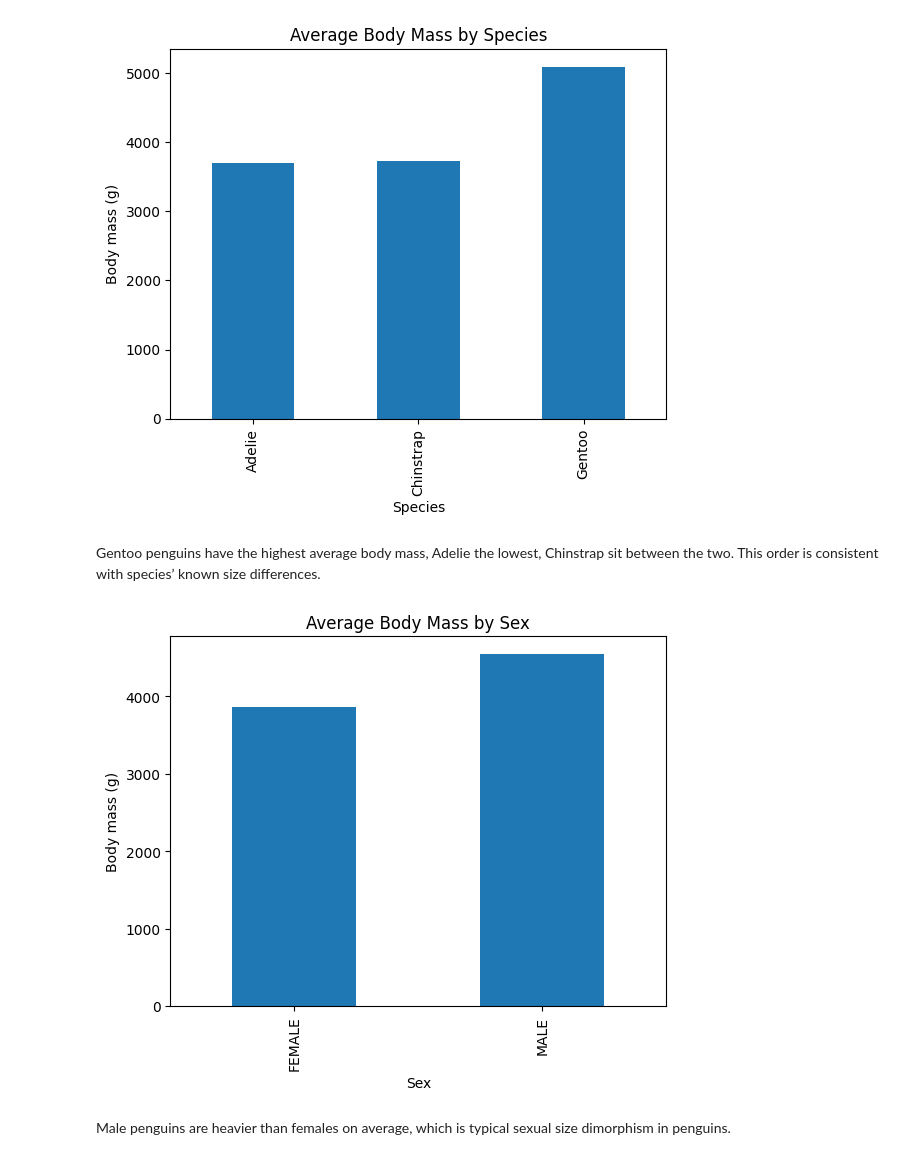
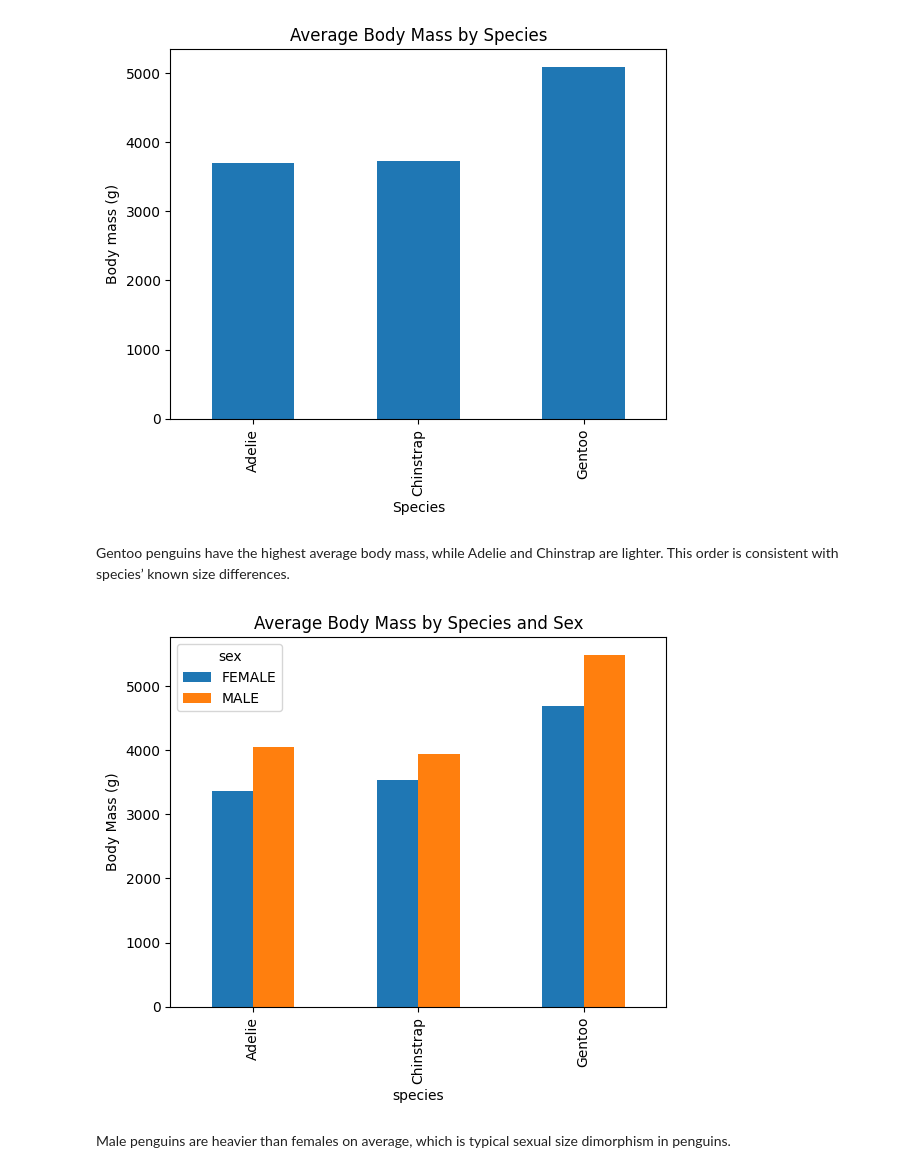
Before and after one commit to riinakik/dt-2025-data-visualisation, a Jupyter notebook: notebooks/Assignment/penguins_analysis.ipynb, the cells around one changed output. Drawn from its saved outputs; the diff is of its cells as text; code cells hidden in the pictures.

```diff
--- a/notebooks/Assignment/penguins_analysis.ipynb
+++ b/notebooks/Assignment/penguins_analysis.ipynb
@@ -137,19 +78,16 @@ plt.show()
 # %% [output]
 [figure]
 # %% [markdown]
-Gentoo penguins have the highest average body mass, Adelie the lowest, Chinstrap sit between the two.
+Gentoo penguins have the highest average body mass, while Adelie and Chinstrap are lighter.
 This order is consistent with species’ known size differences.
-# %%
-sex_size=df.groupby("sex")["body_mass_g"].mean()
-sex_size.plot(kind="bar")
-
-plt.title("Average Body Mass by Sex")
-plt.xlabel("Sex")
-plt.ylabel("Body mass (g)")
-
-plt.show()
-# %% [output]
-[figure, removed]
+# %%
+# Average Body Mass by Species and Sex – soolised erinevused liikide lõikes
+df.groupby(["species", "sex"])["body_mass_g"].mean().unstack().plot(kind="bar")
+plt.title("Average Body Mass by Species and Sex")
+plt.ylabel("Body Mass (g)")
+plt.show()
+# %% [output]
+[figure, added]
 # %% [markdown]
 Male penguins are heavier than females on average, which is typical sexual size dimorphism in penguins.
 # %%
```
Also changed, not shown: parts of 12 cells of this notebook, 1 other file.
